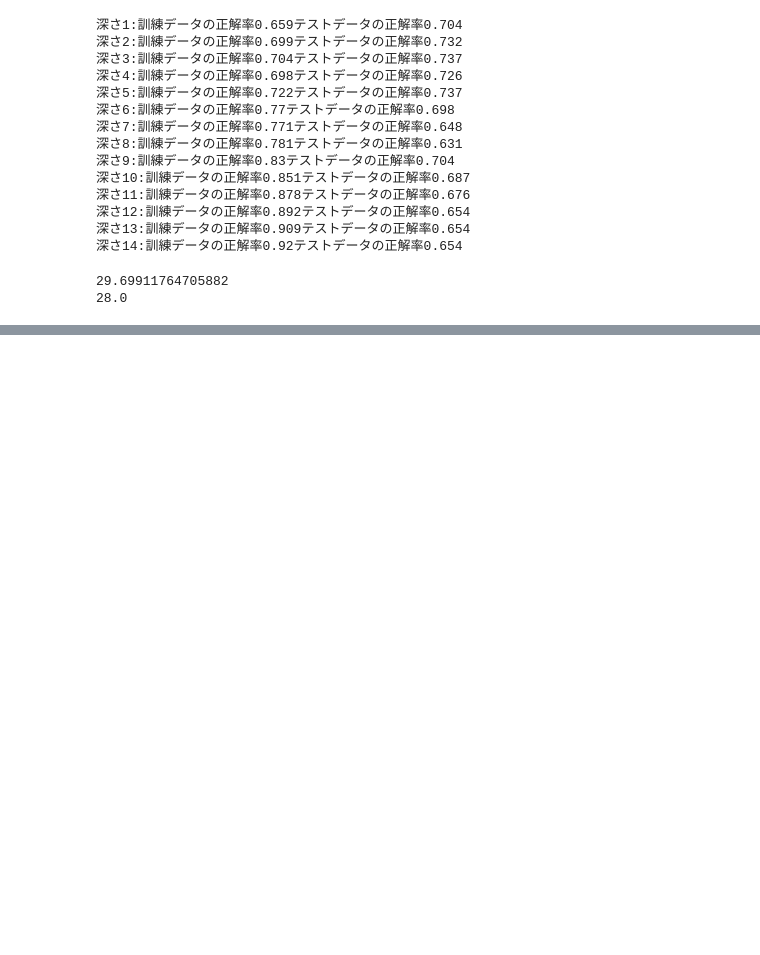
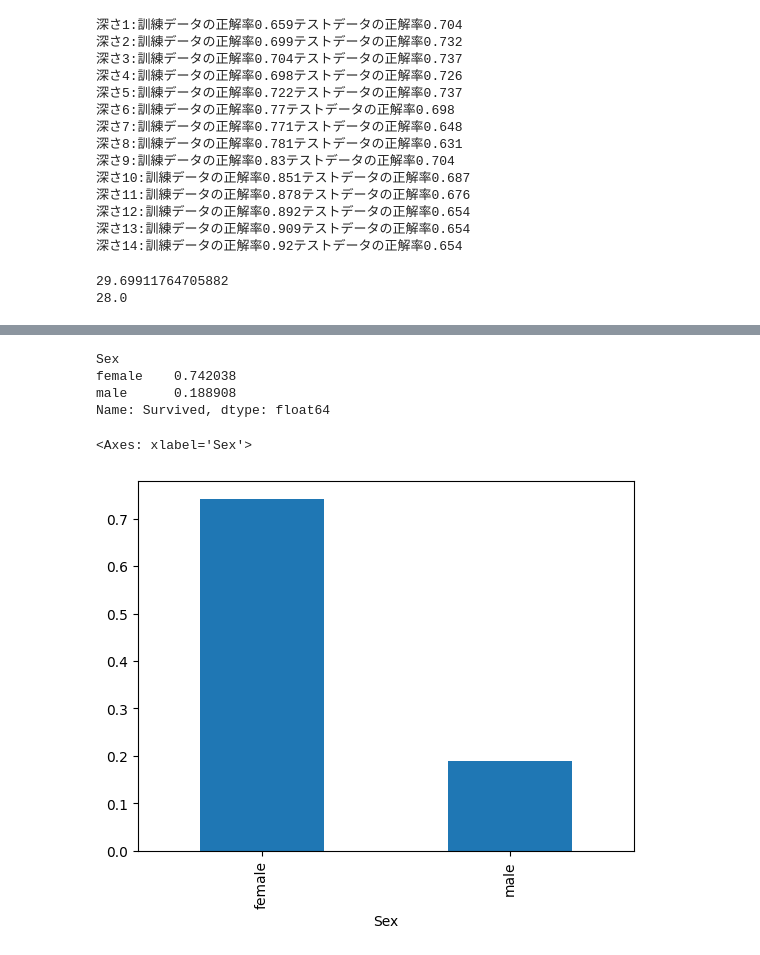
Before and after one commit to yamaguchinorimitsu/ajax_app, a Jupyter notebook: スッキリ機械第７章.ipynb, the cells around one changed output, grey strips where cells are left out. Cells and saved outputs as stored; diff of their text form; code cells hidden in the pictures; blank space fills up the shorter version.

```diff
--- a/スッキリ機械第７章.ipynb
+++ b/スッキリ機械第７章.ipynb
@@ -106,0 +182,14 @@ print(df2['Age'].median()) # 中央値の計算
+# %%
+sex = df2.groupby('Sex').mean()
+
+sex['Survived']
+# %% [output]
+Sex
+female    0.742038
+male      0.188908
+Name: Survived, dtype: float64
+# %%
+sex['Survived'].plot(kind = 'bar')
+# %% [output]
+<Axes: xlabel='Sex'>
+[figure, added]
```
Also changed, not shown: parts of 10 cells of this notebook.
